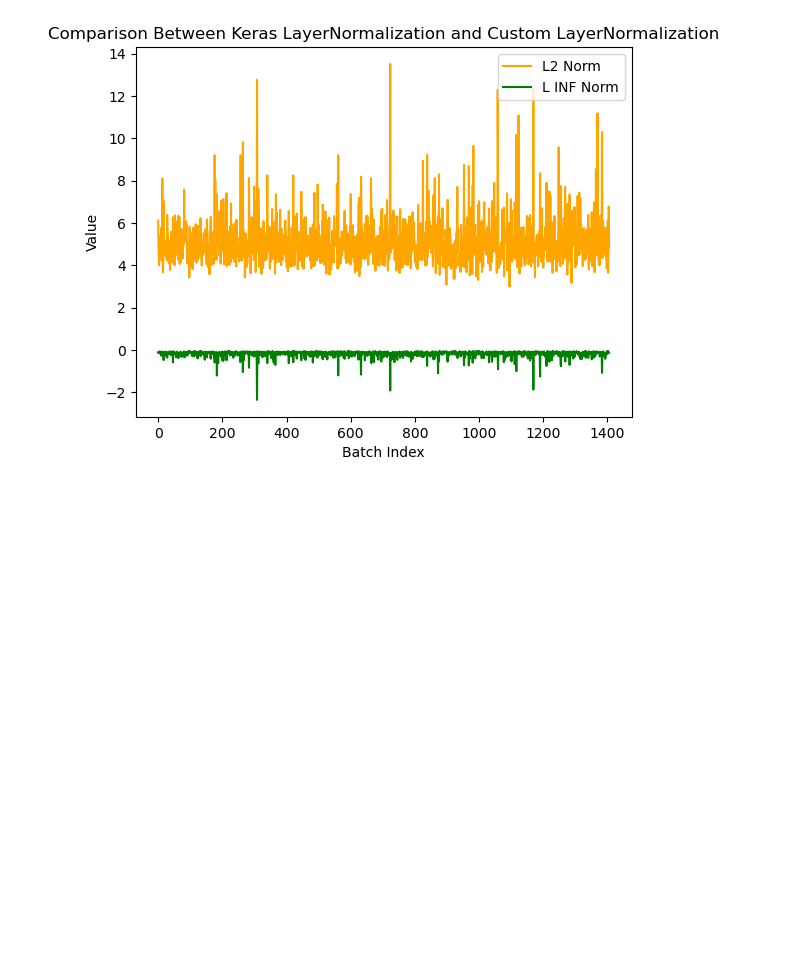
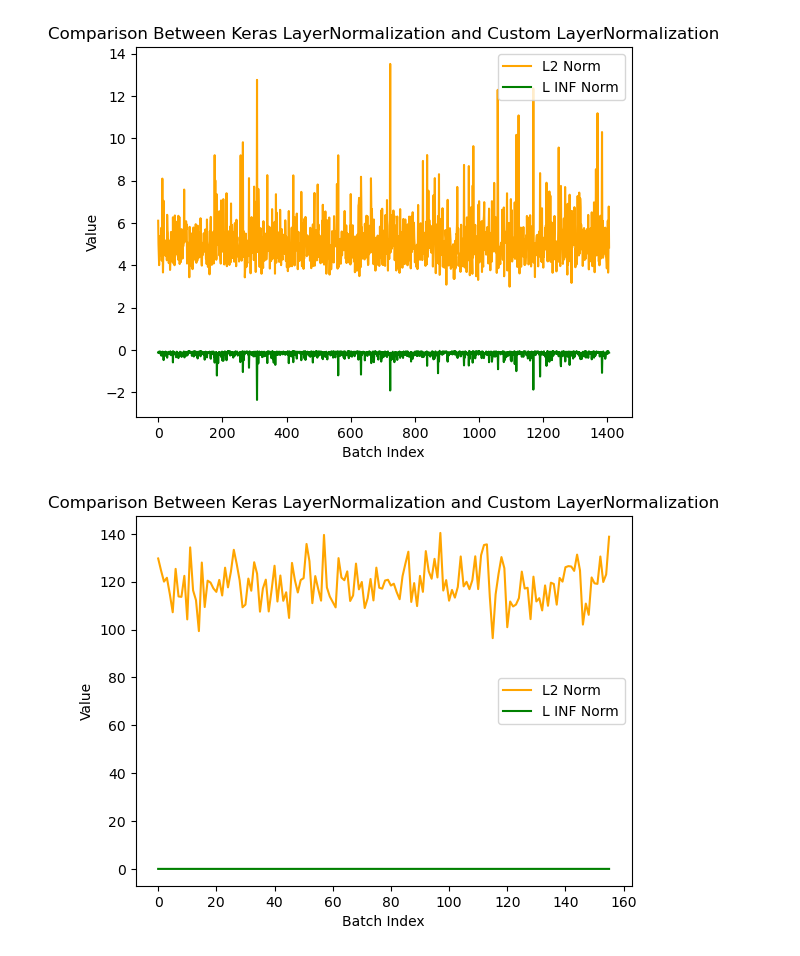
Before and after one commit to gw3ntd/ml2_proj2, a Jupyter notebook: cifarcomp.ipynb, the cells around one changed output. Cells and saved outputs as stored; diff of their text form; code cells hidden in the pictures; blank space fills up the shorter version.

```diff
--- a/cifarcomp.ipynb
+++ b/cifarcomp.ipynb
@@ -35,3 +60,16 @@ plt.legend()
 plt.show()
 # %% [output]
 [figure]
+# %%
+df2 = comp_layer(X_valid)
+# %%
+# plt.plot(df[0], label="Numerical Difference")
+plt.plot(df2[1], label="L2 Norm", color="orange")
+plt.plot(df2[2], label="L INF Norm", color="green")
+plt.title("Comparison Between Keras LayerNormalization and Custom LayerNormalization")
+plt.xlabel("Batch Index")
+plt.ylabel("Value")
+plt.legend()
+plt.show()
+# %% [output]
+[figure, added]
```
Also changed, not shown: parts of 2 cells of this notebook.
